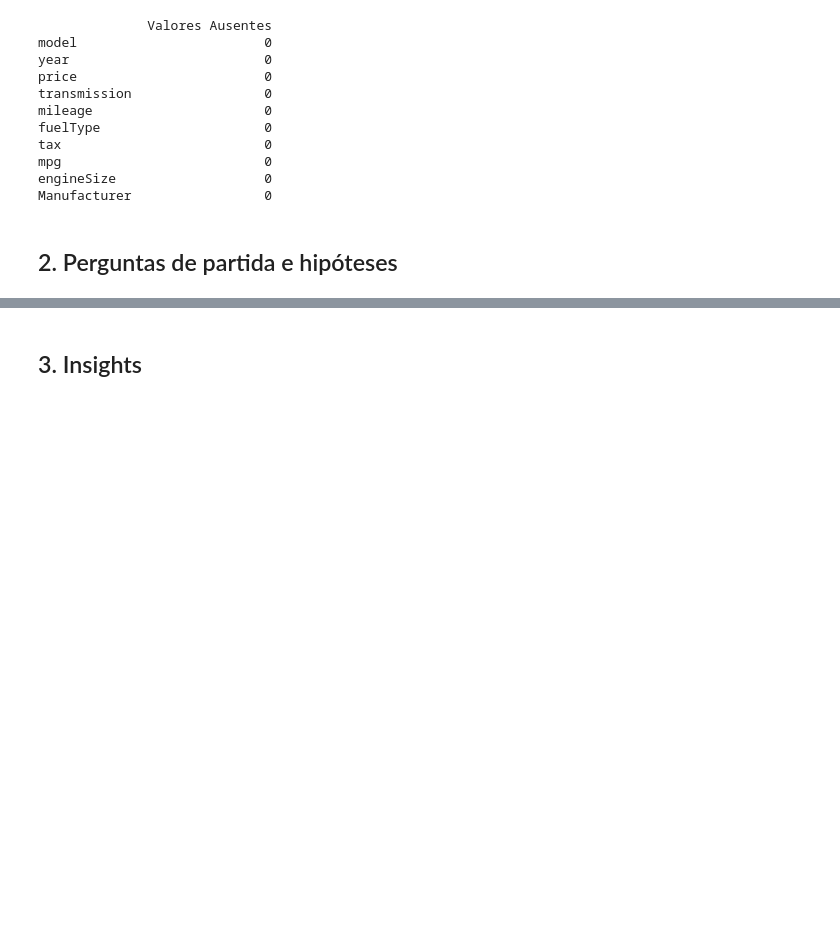
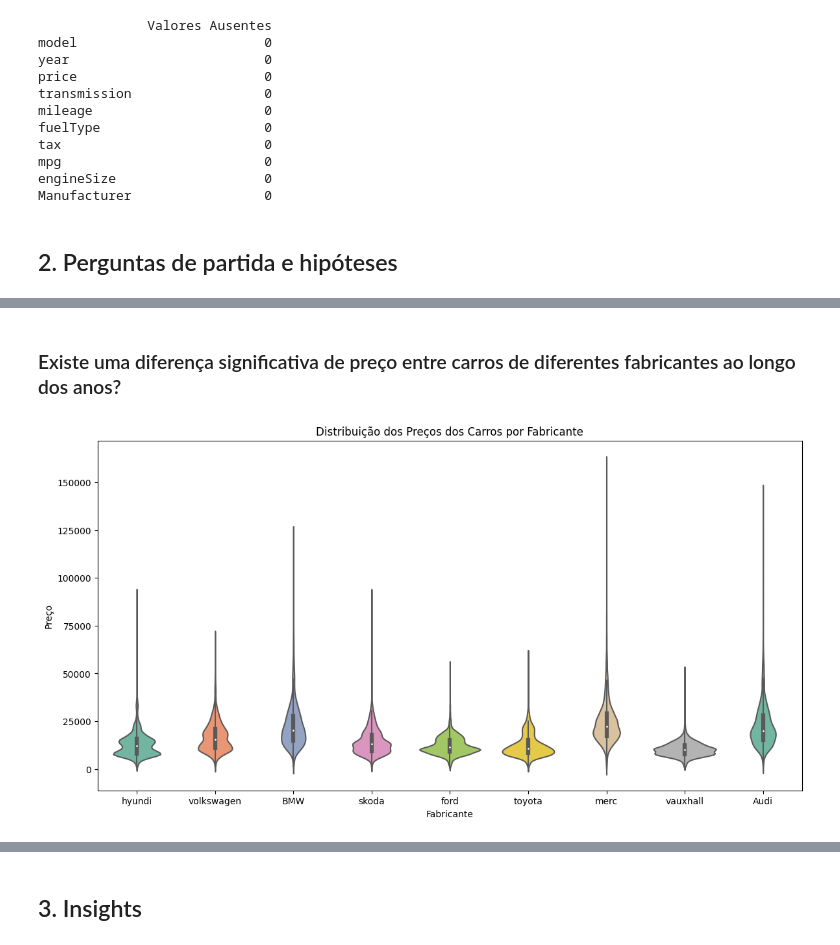
Before and after one commit to atlantico-academy/equipe1-2024.3, a Jupyter notebook: notebooks/01-exploratory_data_analysis.ipynb, the cells around one changed output, grey strips where cells are left out. Cells and saved outputs as stored; diff of their text form; code cells hidden in the pictures; blank space fills up the shorter version.

```diff
--- a/notebooks/01-exploratory_data_analysis.ipynb
+++ b/notebooks/01-exploratory_data_analysis.ipynb
@@ -230,0 +296,13 @@ Manufacturer                 0
+# %% [markdown]
+### Existe uma diferença significativa de preço entre carros de diferentes fabricantes ao longo dos anos?
+# %%
+plt.figure(figsize=(14, 7))
+sns.violinplot(data=df, x='Manufacturer', y='price', palette='Set2')
+
+plt.title('Distribuição dos Preços dos Carros por Fabricante')
+plt.xlabel('Fabricante')
+plt.ylabel('Preço')
+plt.xticks(rotation=0)
+plt.show()
+# %% [output]
+[figure, added]
```
Also changed, not shown: parts of 13 cells of this notebook.
